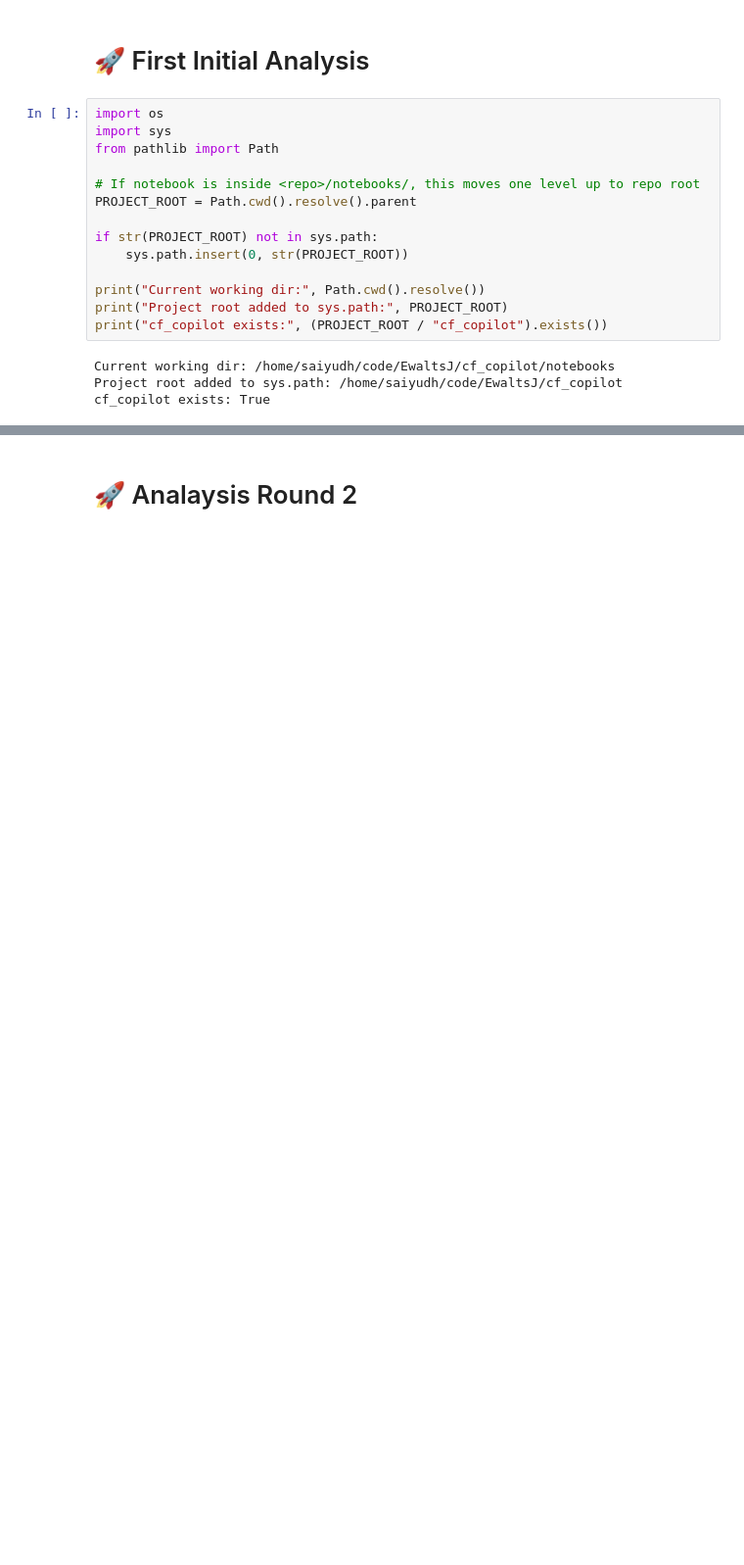
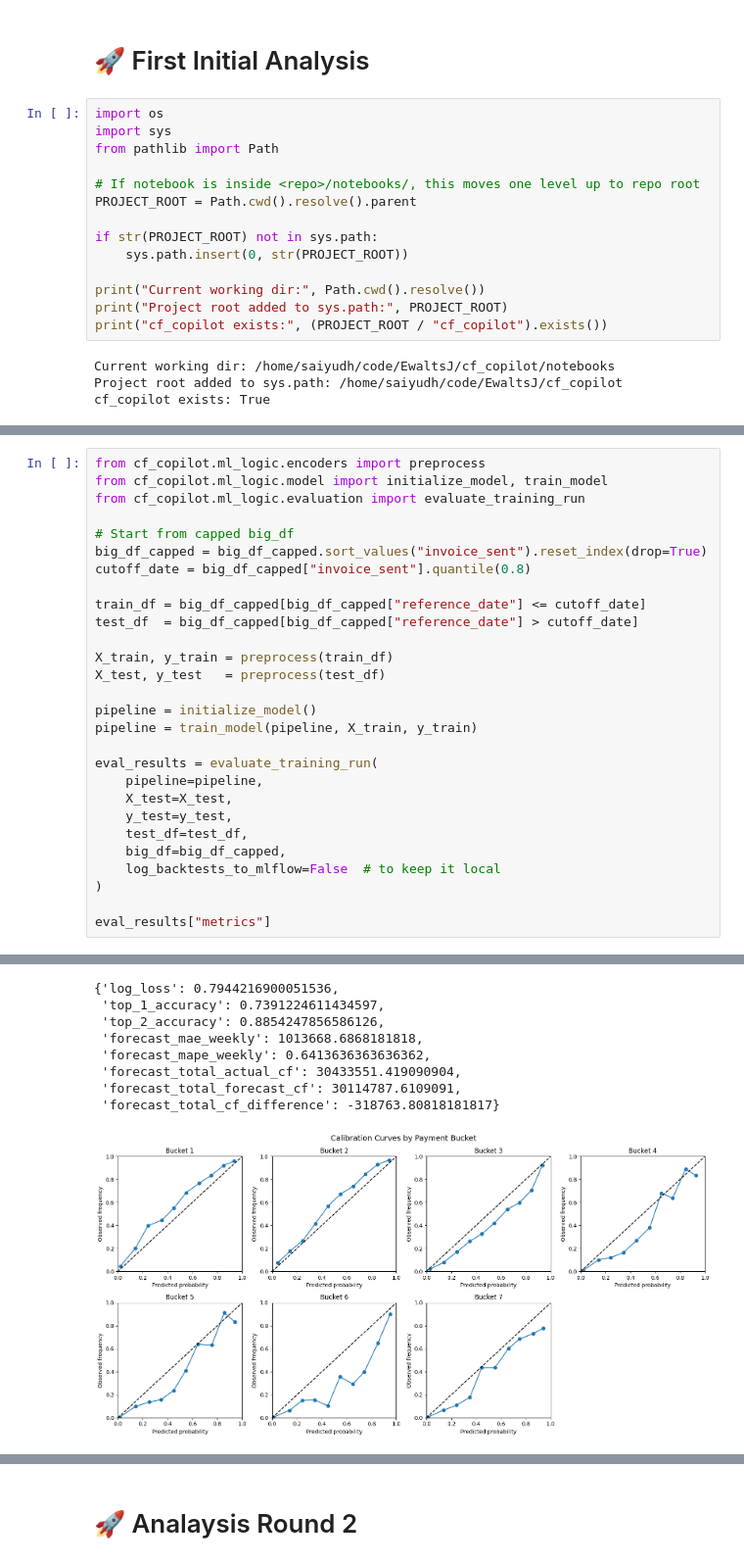
Before and after one commit to EwaltsJ/cf_copilot, a Jupyter notebook: notebooks/outlier_polynomial_sai.ipynb, the cells around one changed output, grey strips where cells are left out. Shown at 98% size. Cells and saved outputs as stored; diff of their text form; blank space fills up the shorter version.

```diff
--- a/notebooks/outlier_polynomial_sai.ipynb
+++ b/notebooks/outlier_polynomial_sai.ipynb
@@ -278,0 +326,29 @@ c) RandomForest supports sample_weight during fitting, so this is an easy and cl
+# %%
+from cf_copilot.ml_logic.encoders import preprocess
+from cf_copilot.ml_logic.model import initialize_model, train_model
+from cf_copilot.ml_logic.evaluation import evaluate_training_run
+
+# Start from capped big_df
+big_df_capped = big_df_capped.sort_values("invoice_sent").reset_index(drop=True)
+cutoff_date = big_df_capped["invoice_sent"].quantile(0.8)
+
+train_df = big_df_capped[big_df_capped["reference_date"] <= cutoff_date]
+test_df  = big_df_capped[big_df_capped["reference_date"] > cutoff_date]
+
+X_train, y_train = preprocess(train_df)
+X_test, y_test   = preprocess(test_df)
+
+pipeline = initialize_model()
+pipeline = train_model(pipeline, X_train, y_train)
+
+eval_results = evaluate_training_run(
+    pipeline=pipeline,
+    X_test=X_test,
+    y_test=y_test,
+    test_df=test_df,
+    big_df=big_df_capped,
+    log_backtests_to_mlflow=False  # to keep it local
+)
+
+eval_results["metrics"]
+# %% [output]
@@ -278,0 +372,9 @@ c) RandomForest supports sample_weight during fitting, so this is an easy and cl
+{'log_loss': 0.7944216900051536,
+ 'top_1_accuracy': 0.7391224611434597,
+ 'top_2_accuracy': 0.8854247856586126,
+ 'forecast_mae_weekly': 1013668.6868181818,
+ 'forecast_mape_weekly': 0.6413636363636362,
+ 'forecast_total_actual_cf': 30433551.419090904,
+ 'forecast_total_forecast_cf': 30114787.6109091,
+ 'forecast_total_cf_difference': -318763.80818181817}
+[figure, added]
```
Also changed, not shown: parts of 21 cells of this notebook, 1 other file.
